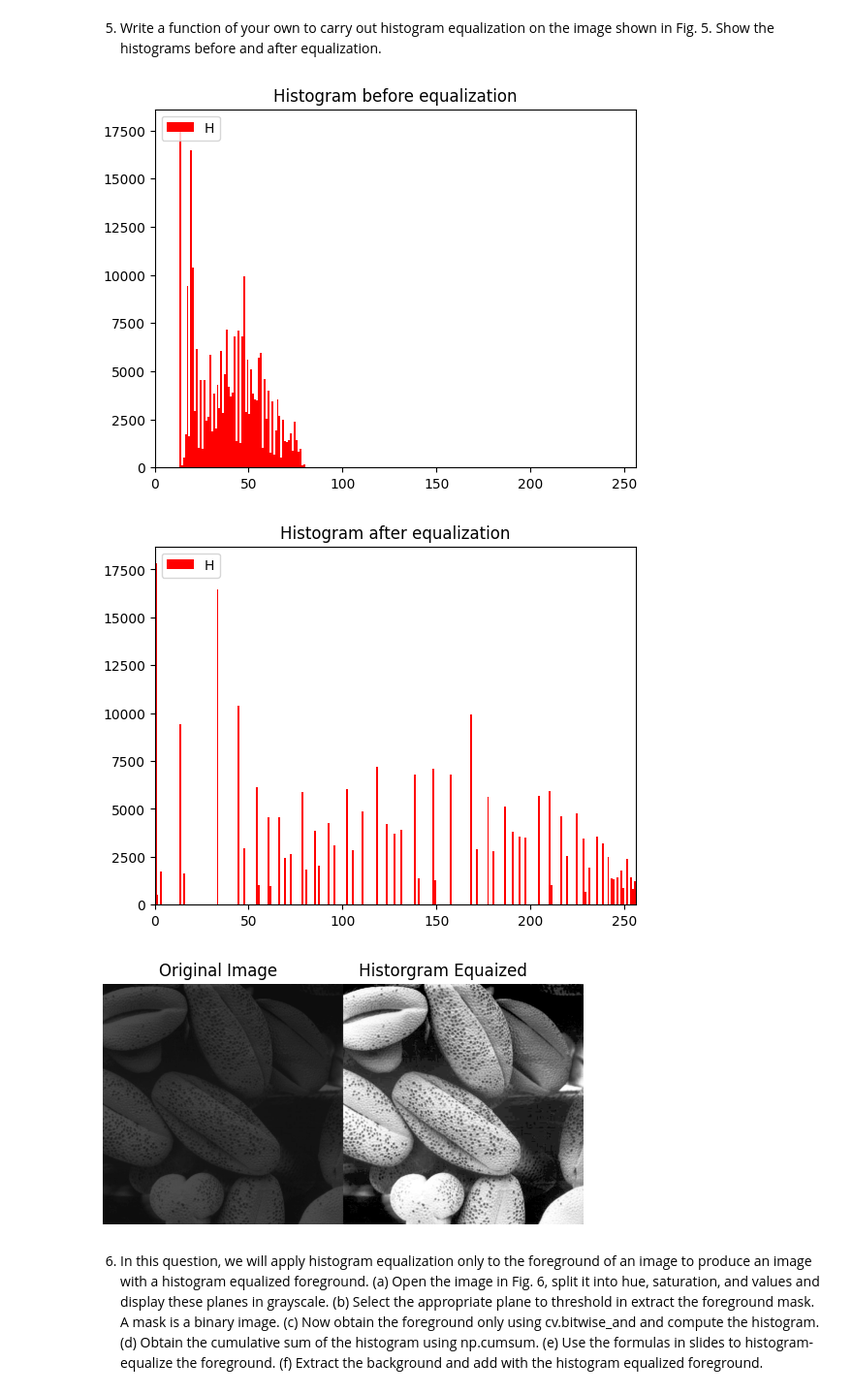
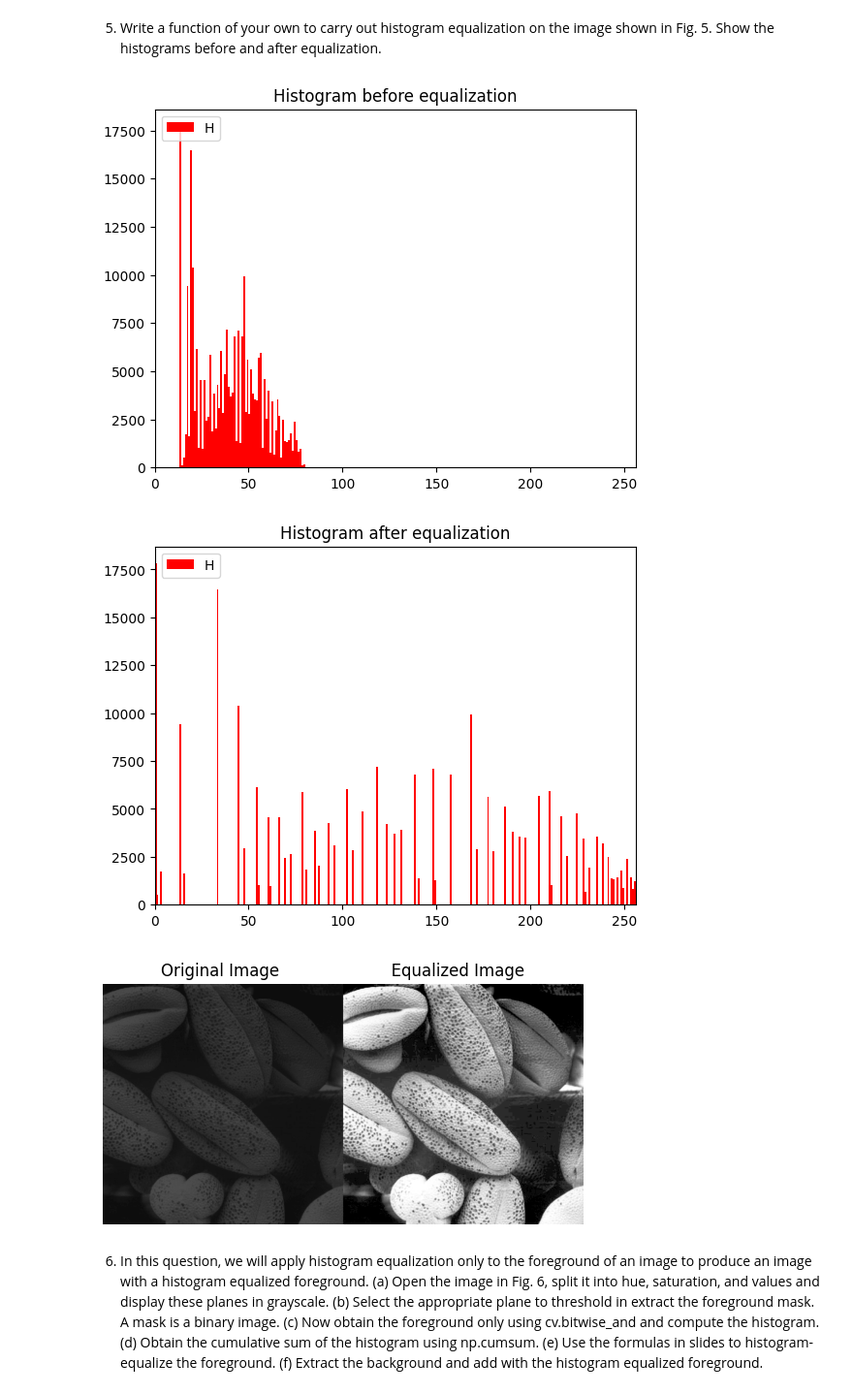
Before and after one commit to PRABUDDHIKAMWR/EN3160-Image_Processing_and_Machine_Vision, a Jupyter notebook: ass1.ipynb, the cells around one changed output. Shown at 97% size. Drawn from its saved outputs; the diff is of its cells as text; code cells hidden in the pictures.

```diff
--- a/ass1.ipynb
+++ b/ass1.ipynb
@@ -370,35 +368,35 @@ def hist(img):
         plt.title('Histogram before equalization')
         plt.xlim([0, 256])
         plt.show()
         plt.legend(color, loc = 'upper left')
 
         equ = img_eq(img)
 
         for index, cl in enumerate(color):
             hist = cv.calcHist(equ,[index],None,[256],[0,256])
             plt.plot(hist, color=cl)
             #plt.hist(equ.flatten(), 256, [0,256], color = cl)
         plt.title('Histogram after equalization')
         plt.xlim([0, 256])
         plt.legend(color, loc = 'upper left')
         plt.show()
 
     res = np.hstack((img_orig, equ))
     fig, ax = plt.subplots()
     plt.axis('off')
     plt.imshow(res, cmap='gray',vmin=0, vmax=255)
-    ax.set_title("Original Image                Historgram Equaized")
+    ax.set_title("Original Image                      Equalized Image")
 
     plt.show()
 
 
 img_orig = cv.imread("zooming/shells.tif", cv.IMREAD_GRAYSCALE)
 assert img_orig is not None
 eq_img = hist(img_orig)
 # %% [output]
 [figure]
 [figure]
-[figure, old version]
+[figure, new version]
 # %% [markdown]
 6. In this question, we will apply histogram equalization only to the foreground of an image to produce an
 image with a histogram equalized foreground.
```
Also changed, not shown: parts of 2 cells of this notebook.
